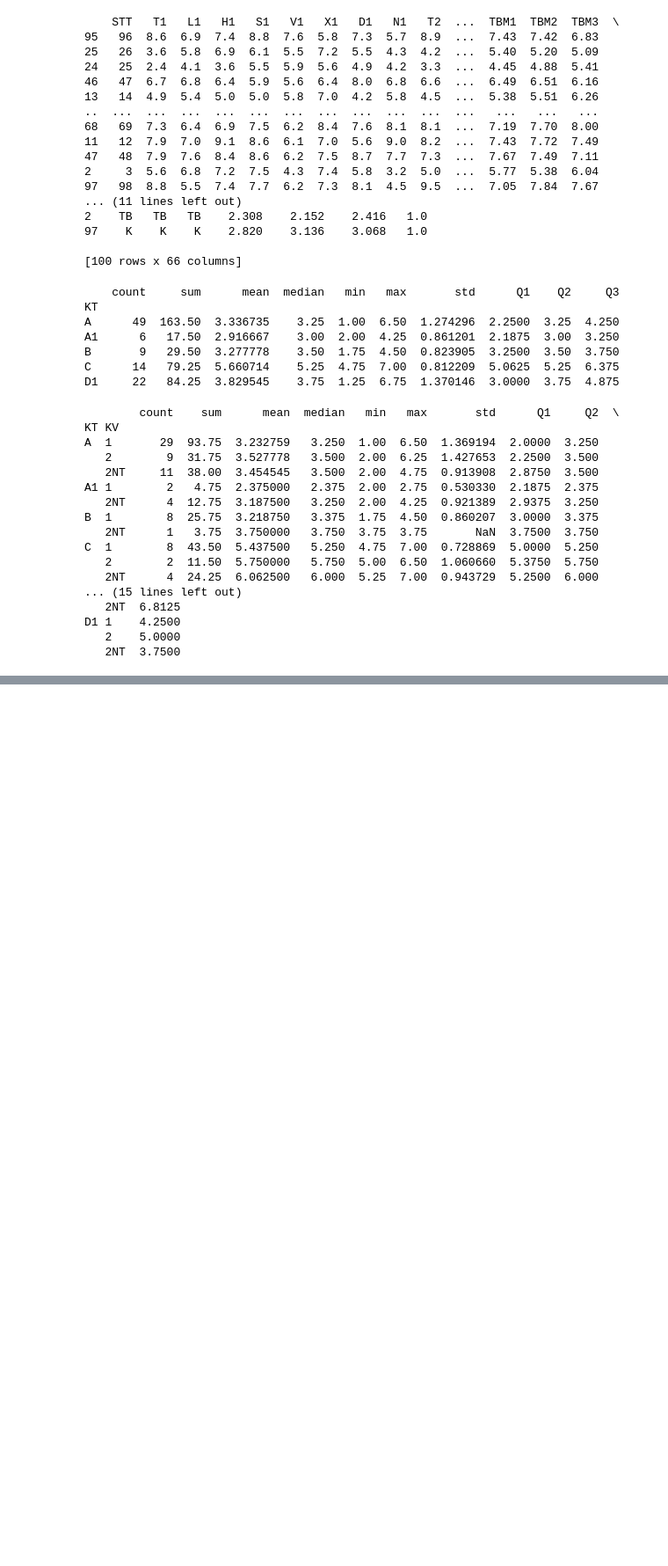
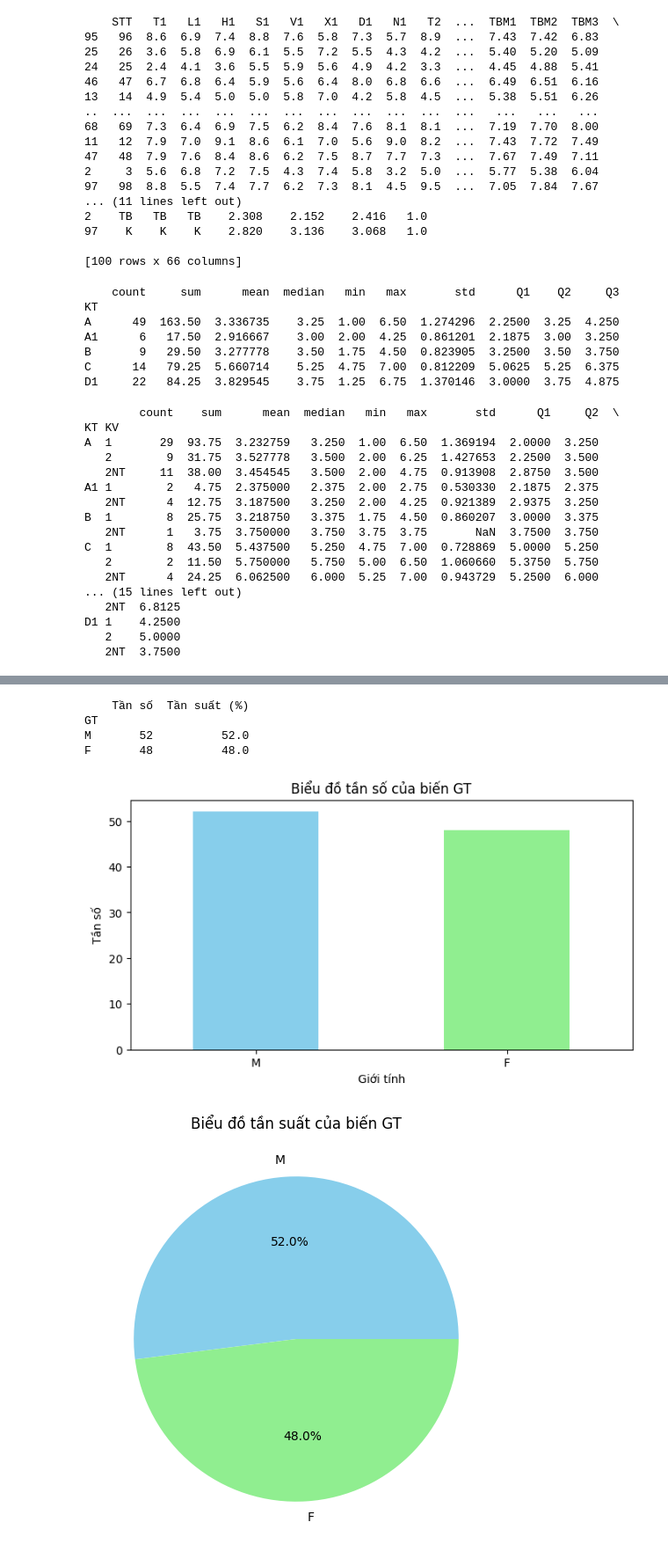
Before and after one commit to Thinh065/Thinh065-PhanTichDuLieunHocSau, a Jupyter notebook: lap2.ipynb, the cells around one changed output, grey strips where cells are left out. Shown at 88% size. Saved outputs shown, nothing was run; the diff lists cells and outputs as text; code cells hidden in the pictures; blank space fills up the shorter version.

```diff
--- a/lap2.ipynb
+++ b/lap2.ipynb
@@ -152,0 +165,42 @@ C  1   0.0      5.0000       5.250      5.4375      8  7.00  5.437500   5.250
+# %%
+# Câu 1: Hãy trình bày dữ liệu biến: GT
+
+import pandas as pd
+import matplotlib.pyplot as plt
+
+# Đọc dữ liệu từ file CSV
+df = pd.read_csv('processed_dulieuxettuyendaihoc.csv')
+
+# Lập bảng tần số và tần suất
+tanso = df['GT'].value_counts()
+tansuat = df['GT'].value_counts(normalize=True) * 100
+
+# Tạo bảng tổng hợp
+gt_table = pd.DataFrame({
+    'Tần số': tanso,
+    'Tần suất (%)': tansuat
+})
+print(gt_table)
+
+# Vẽ biểu đồ tần số (cột)
+plt.figure(figsize=(8, 4))
+tanso.plot(kind='bar', color=['skyblue', 'lightgreen'])
+plt.title('Biểu đồ tần số của biến GT')
+plt.xlabel('Giới tính')
+plt.ylabel('Tần số')
+plt.xticks(rotation=0)
+plt.show()
+
+# Vẽ biểu đồ tần suất (tròn)
+plt.figure(figsize=(6, 6))
+tansuat.plot(kind='pie', autopct='%1.1f%%', colors=['skyblue', 'lightgreen'])
+plt.title('Biểu đồ tần suất của biến GT')
+plt.ylabel('')
+plt.show()
+# %% [output]
+    Tần số  Tần suất (%)
+GT
+M       52          52.0
+F       48          48.0
+[figure, added]
+[figure, added]
```
Also changed, not shown: parts of 7 cells of this notebook.
